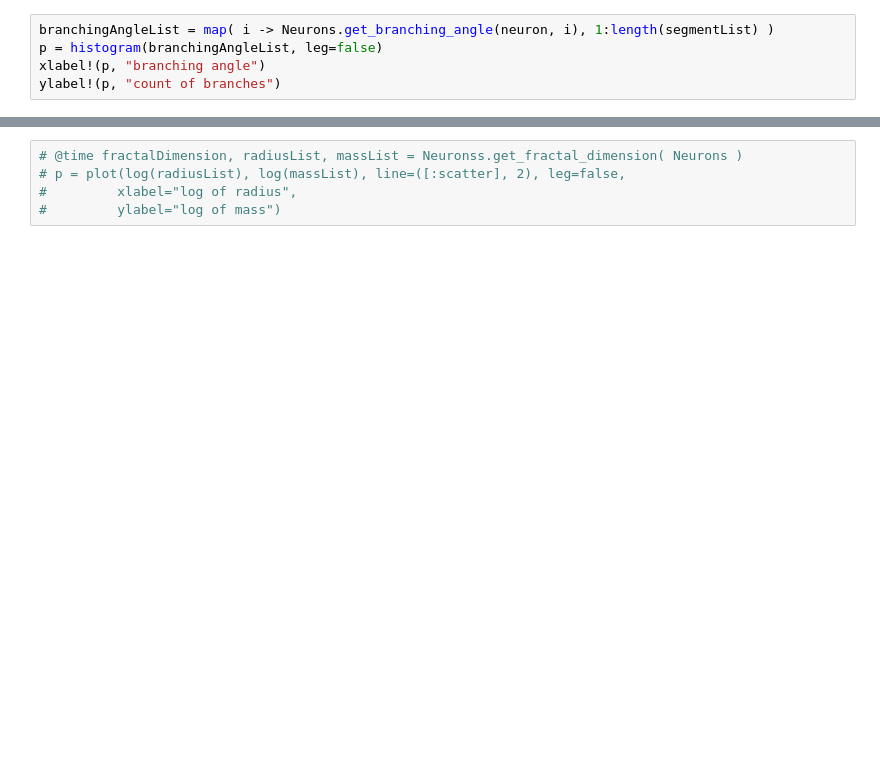
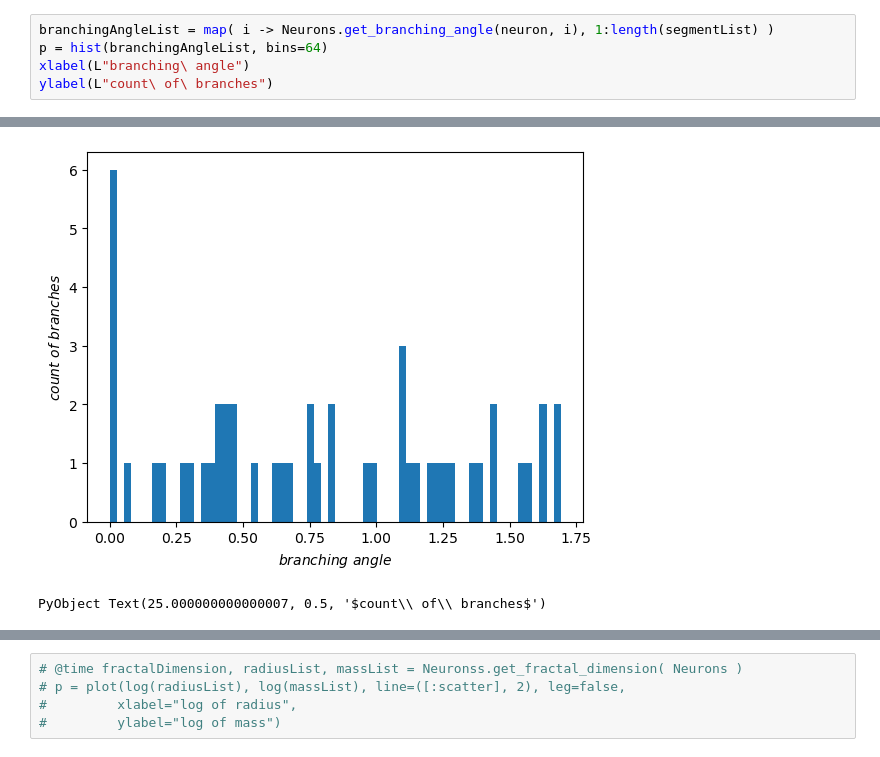
Before and after one commit to xiuliren/realneuralnetworks-notebook, a Jupyter notebook: 35_morphological_analysis/single_neuron_analysis.ipynb, the cells around one changed output, grey strips where cells are left out. Saved outputs shown, nothing was run; the diff lists cells and outputs as text; blank space fills up the shorter version.

```diff
--- a/35_morphological_analysis/single_neuron_analysis.ipynb
+++ b/35_morphological_analysis/single_neuron_analysis.ipynb
@@ -97,6 +82,6 @@ Neurons.get_total_path_length(neuron)
 # %%
 branchingAngleList = map( i -> Neurons.get_branching_angle(neuron, i), 1:length(segmentList) )
-p = histogram(branchingAngleList, leg=false)
-xlabel!(p, "branching angle")
-ylabel!(p, "count of branches")
+p = hist(branchingAngleList, bins=64)
+xlabel(L"branching\ angle")
+ylabel(L"count\ of\ branches")
 # %% [output]
@@ -104,3 +88,5 @@ ylabel!(p, "count of branches")
+[figure, added]
+PyObject Text(25.000000000000007, 0.5, '$count\\ of\\ branches$')
 # %%
 radiusList = Vector{Float64}(5000:5000:120000)
 @time shollNumList = Neurons.get_sholl_number_list(neuron, radiusList)
```
Also changed, not shown: parts of 17 cells of this notebook, 20 other files.
